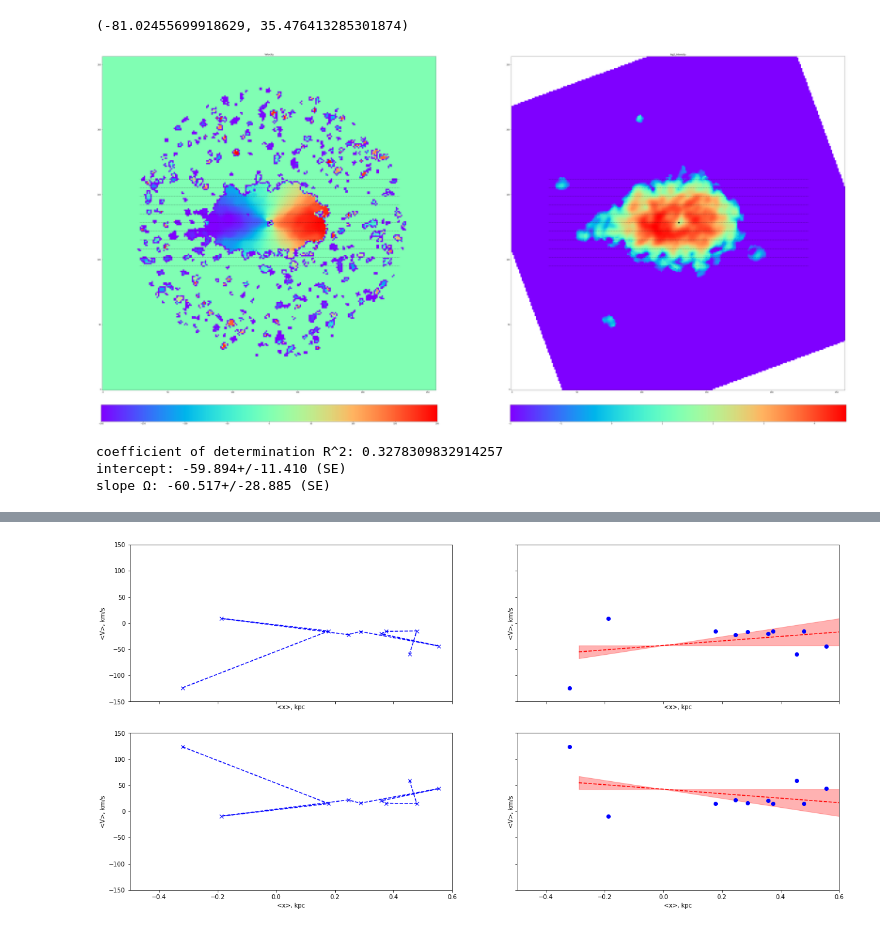
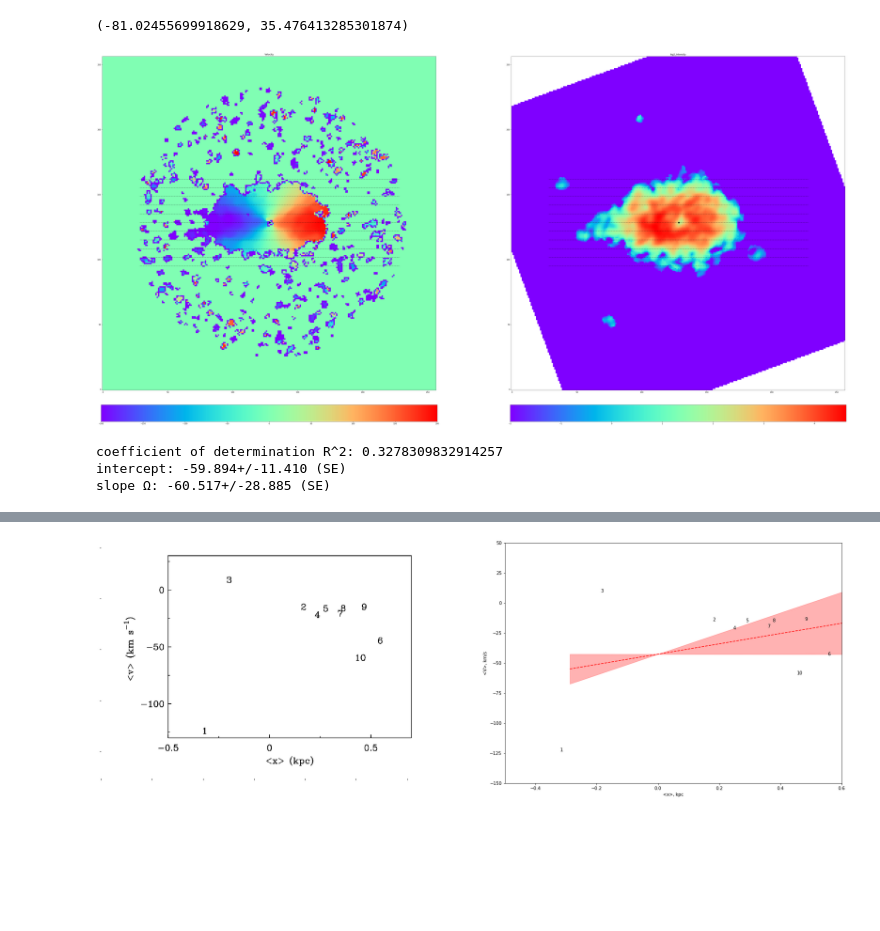
Before and after one commit to strawberryfieldss/galaxy, a Jupyter notebook: new/pyTWR-master/NGC4414.ipynb, the cells around one changed output, grey strips where cells are left out. Drawn from its saved outputs; the diff is of its cells as text; code cells hidden in the pictures; blank space fills up the shorter version.

```diff
--- a/new/pyTWR-master/NGC4414.ipynb
+++ b/new/pyTWR-master/NGC4414.ipynb
@@ -295,11 +297,16 @@ omega, omega_SE = pytwr.solve_TW(intens=plane_intens,
               verbose=True,
               r_scale=pix_kpc,
               ax=None,
-              img_scale=1.5)
+              img_scale=1.5,
+              x1=-0.5,
+              x2=0.6,
+              y1=-150,
+              y2=50)
 
 import matplotlib.pyplot as plt
 from scipy import stats
 import statsmodels.api as sm
+from PIL import Image as Im
 
 NGC4414=np.array([-0.3197583966321955, -123.54260089686096,
 0.17834263750343204, -15.022421524663685,
@@ -312,6 +319,8 @@ NGC4414=np.array([-0.3197583966321955, -123.54260089686096,
 0.4793802049967971, -14.79820627802691,
 0.4542818248375585, -59.41704035874439])
 
+
+
 def linm(slope, intercept, xvals):
     return slope * xvals + intercept
 
@@ -323,51 +332,66 @@ x = sm.add_constant(xp.reshape((-1, 1)))
 ols = sm.OLS(yp, x)
 ols_result = ols.fit()
 r_sq = ols_result.rsquared
+ymin=0.
+delta_y=6.7
+y_bins=5
 
-fig, axes = plt.subplots(figsize=[14 * img_scale, 7 * img_scale], ncols=2, nrows=2, sharey=True, sharex=True)
-
-ax = axes[0][0]
-ax.plot(xp, yp, 'x--', color='b')
-for ind_i, yi in enumerate(ys):
-    ax.annotate(str(yi), (xp[ind_i], yp[ind_i]))
-
-ax.set_xlabel('<x>, kpc')
-ax.set_ylabel('<V>, km/s')
-
-ax = axes[0][1]
-ax.plot(xp, yp, 'o', color='b')
+#if len(ys) == 0:
+#        ys = [ymin+_*delta_y for _ in range(-y_bins, y_bins+1, 1)]
+#fig, axes = plt.subplots(figsize=[14 * img_scale, 7 * img_scale], ncols=2, nrows=1, sharey=True, sharex=True)
+fig, axes = plt.subplots(1, 2,figsize=[30, 10])
+ax = axes[0]
+ax.spines['left'].set_visible(False)
+ax.spines['top'].set_visible(False)
+ax.spines['right'].set_visible(False)
+ax.spines['bottom'].set_visible(False)
+ax.set_yticklabels([])
+ax.set_xticklabels([])
+#ax.plot(xp, yp, 'x--', color='b')
+#for ind_i, yi in enumerate(ys):
+#    ax.annotate(str(yi), (xp[ind_i], yp[ind_i]))
+axes[0].imshow(Im.open('4414.png'))
+#ax.set_xlabel('<x>, kpc')
+#ax.set_ylabel('<V>, km/s')
+ax = axes[1]
+#ax.plot(xp, yp, 'o', color='b')
 pps = np.linspace(min(xp)*0.9, max(xp)*1.1, 100)
 y_pred = linm(ols_result.params[1], ols_result.params[0], pps)
 ax.plot(pps, y_pred, '--', color='r')
 y_pred_max = linm(ols_result.params[1] - ols_result.bse[1], ols_result.params[0], pps)
 y_pred_min = linm(ols_result.params[1] + ols_result.bse[1], ols_result.params[0], pps)
 ax.fill_between(pps, y_pred_max, y_pred_min, alpha=0.3, color='r')
+for ind_i in range(0,10):
+    ax.annotate(str(ind_i+1), (xp[ind_i], yp[ind_i]))
+ax.set_xlabel('<x>, kpc')
+ax.set_ylabel('<V>, km/s')
+ax.set_xlim(-0.5,0.6)
+ax.set_ylim(-150,50)
+fig, axes_ = plt.subplots(figsize=[14 * img_scale, 7 * img_scale], ncols=2, nrows=1, sharey=True, sharex=True)
+ax = axes_[0]
+ax.plot(xp, yp, 'x--', color='b')
+#for ind_i, yi in enumerate(ys):
+#    ax.annotate(str(yi), (xp[ind_i], yp[ind_i]))
 ax.set_xlabel('<x>, kpc')
 ax.set_ylabel('<V>, km/s')
 
-ax = axes[1][0]
-ax.plot(xp, -yp, 'x--', color='b')
-for ind_i, yi in enumerate(ys):
-    ax.annotate(str(yi), (xp[ind_i], yp[ind_i]))
-ax.set_xlabel('<x>, kpc')
-ax.set_ylabel('<V>, km/s')
-
-ax = axes[1][1]
-ax.plot(xp, -yp, 'o', color='b')
+ax = axes_[1]
+#ax.plot(xp, yp, 'o', color='b')
 pps = np.linspace(min(xp)*0.9, max(xp)*1.1, 100)
 #y_pred = linm(ols_result.params[1], ols_result.params[0], pps)
-ax.plot(pps, -y_pred, '--', color='r')
+ax.plot(pps, y_pred, '--', color='r')
 #y_pred_max = linm(ols_result.params[1] - ols_result.bse[1], ols_result.params[0], pps)
 #y_pred_min = linm(ols_result.params[1] + ols_result.bse[1], ols_result.params[0], pps)
-ax.fill_between(pps, -y_pred_max, -y_pred_min, alpha=0.3, color='r')
+ax.fill_between(pps, y_pred_max, y_pred_min, alpha=0.3, color='r')
+for ind_i in range(0,10):
+    ax.annotate(str(ind_i+1), (xp[ind_i], yp[ind_i]))
 ax.set_xlabel('<x>, kpc')
 ax.set_ylabel('<V>, km/s')
 ax.set_xlim(-0.5,0.6)
-ax.set_ylim(-150,150)
+ax.set_ylim(-150,50)
 plt.show()
-print('slope Ω: {:.3f}+/-{:.3f} (SE)'.format(-ols_result.params[1], ols_result.bse[1]))
-from IPython.display import Image
-Image('4414.png')
+#print('Ω(Rand 2004):',(y1-y0)/(x1-x0))
+print('slope Ω: {:.3f}+/-{:.3f} (SE)'.format(ols_result.params[1], ols_result.bse[1]))
 # %% [output]
 [figure]
 coefficient of determination R^2: 0.3278309832914257
@@ -377 +401 @@ slope Ω: -60.517+/-28.885 (SE)
-[figure, old version]
+[figure, new version]
```
Also changed, not shown: parts of 5 cells of this notebook.
